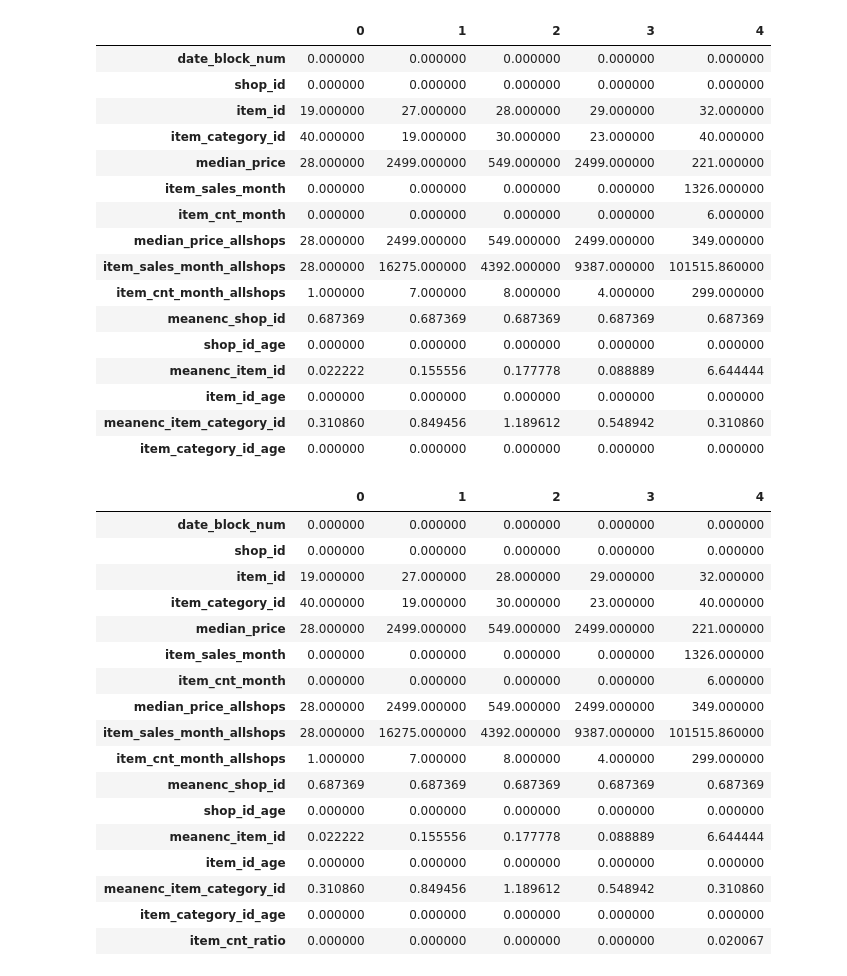
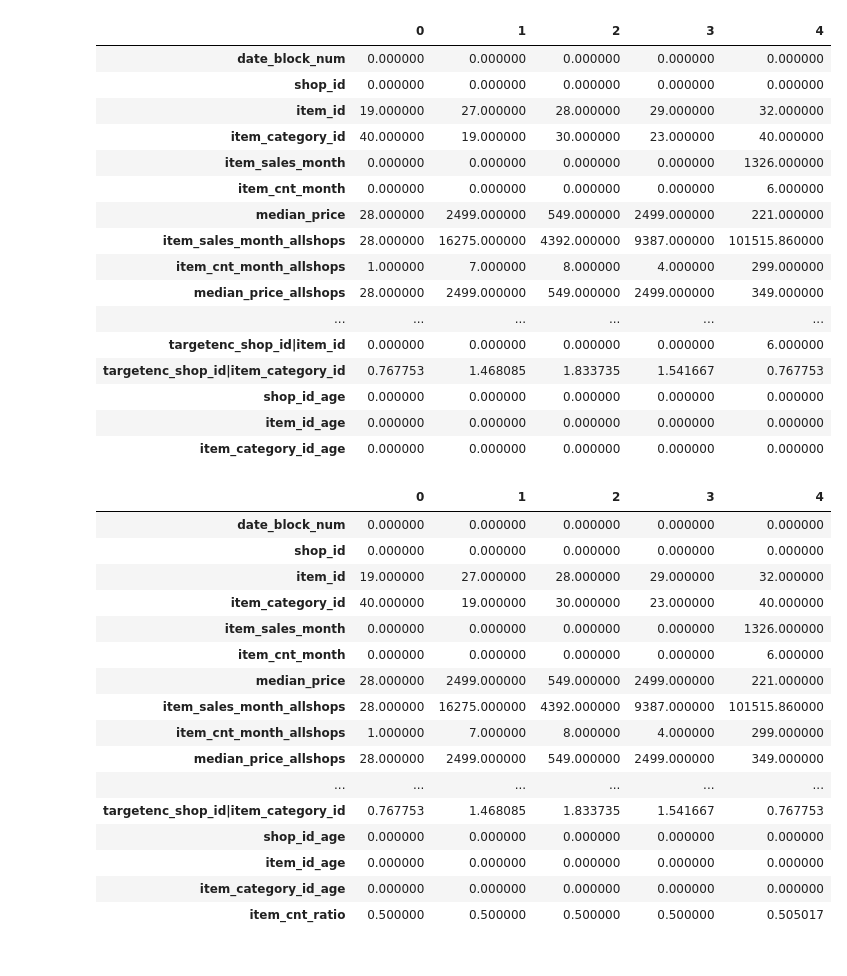
Before and after one commit to keijak/kaggle-pub, a Jupyter notebook: sales1c/training2.ipynb, the cells around one changed output. Saved outputs shown, nothing was run; the diff lists cells and outputs as text; code cells hidden in the pictures.

```diff
--- a/sales1c/training2.ipynb
+++ b/sales1c/training2.ipynb
@@ -79,54 +81,58 @@ df_agg = (
         'item_price': 'median_price_allshops',
         'item_sales': 'item_sales_month_allshops',
     })
 )
 df_train = df_train.merge(df_agg, how='left', on=['date_block_num', 'item_id'])
 df_train.median_price.fillna(df_train.median_price_allshops, inplace=True)
 
-for col in ['shop_id', 'item_id', 'item_category_id']:
+for cols in [['shop_id'], ['item_id'], ['item_category_id'], ['shop_id', 'item_id'], ['shop_id', 'item_category_id']]:
     df_agg = (
-        df_train.groupby(['date_block_num', col])
+        df_train.groupby(['date_block_num'] + cols)
         .item_cnt_month
         .mean()
         .reset_index()
-        .rename(columns={'item_cnt_month': 'meanenc_' + col})
+        .rename(columns={'item_cnt_month': 'targetenc_' + ('|'.join(cols))})
     )
-    df_train = df_train.merge(df_agg, how='left', on=['date_block_num', col])
+    df_train = df_train.merge(df_agg, how='left', on=['date_block_num']+cols)
 
+for col in ['shop_id', 'item_id', 'item_category_id']:
     df_agg = (
-        df_train.groupby([col])
+        df_train.groupby(col)
         .date_block_num
         .min()
         .reset_index()
         .rename(columns={'date_block_num': col + '_age'})
     )
     df_train = df_train.merge(df_agg, how='left', on=[col])
     df_train[col + '_age'] = df_train.date_block_num - df_train[col + '_age']
 
 
 df_train.head().T
 # %% [output]
 |  | 0 | 1 | 2 | 3 | 4 |
 | date_block_num | 0.000000 | 0.000000 | 0.000000 | 0.000000 | 0.000000 |
 | shop_id | 0.000000 | 0.000000 | 0.000000 | 0.000000 | 0.000000 |
 | item_id | 19.000000 | 27.000000 | 28.000000 | 29.000000 | 32.000000 |
 | item_category_id | 40.000000 | 19.000000 | 30.000000 | 23.000000 | 40.000000 |
-| median_price | 28.000000 | 2499.000000 | 549.000000 | 2499.000000 | 221.000000 |
 | item_sales_month | 0.000000 | 0.000000 | 0.000000 | 0.000000 | 1326.000000 |
 | item_cnt_month | 0.000000 | 0.000000 | 0.000000 | 0.000000 | 6.000000 |
-| median_price_allshops | 28.000000 | 2499.000000 | 549.000000 | 2499.000000 | 349.000000 |
+| median_price | 28.000000 | 2499.000000 | 549.000000 | 2499.000000 | 221.000000 |
 | item_sales_month_allshops | 28.000000 | 16275.000000 | 4392.000000 | 9387.000000 | 101515.860000 |
 | item_cnt_month_allshops | 1.000000 | 7.000000 | 8.000000 | 4.000000 | 299.000000 |
-| meanenc_shop_id | 0.687369 | 0.687369 | 0.687369 | 0.687369 | 0.687369 |
+| median_price_allshops | 28.000000 | 2499.000000 | 549.000000 | 2499.000000 | 349.000000 |
+| ... | ... | ... | ... | ... | ... |
+| targetenc_shop_id|item_id | 0.000000 | 0.000000 | 0.000000 | 0.000000 | 6.000000 |
+| targetenc_shop_id|item_category_id | 0.767753 | 1.468085 | 1.833735 | 1.541667 | 0.767753 |
 | shop_id_age | 0.000000 | 0.000000 | 0.000000 | 0.000000 | 0.000000 |
-| meanenc_item_id | 0.022222 | 0.155556 | 0.177778 | 0.088889 | 6.644444 |
 | item_id_age | 0.000000 | 0.000000 | 0.000000 | 0.000000 | 0.000000 |
-| meanenc_item_category_id | 0.310860 | 0.849456 | 1.189612 | 0.548942 | 0.310860 |
 | item_category_id_age | 0.000000 | 0.000000 | 0.000000 | 0.000000 | 0.000000 |
 # %%
+def sigmoid(x):
+    return 1 / (1 + np.exp(-x))
+
 #df_train['price_delta'] = df_train.median_price - df_train.median_price_allshops
 #df_train['price_ratio'] = df_train.median_price / df_train.median_price_allshops
-df_train['item_cnt_ratio'] = df_train.item_cnt_month / df_train.item_cnt_month_allshops
+df_train['item_cnt_ratio'] = sigmoid(df_train.item_cnt_month / df_train.item_cnt_month_allshops)
 df_train['item_cnt_ratio'].fillna(0.0, inplace=True)
 #df_train['item_sales_ratio'] = df_train.item_sales_month / df_train.item_sales_month_allshops
 #df_train['item_sales_ratio'].fillna(0.0, inplace=True)
@@ -137,19 +143,18 @@ df_train.head().T
 | shop_id | 0.000000 | 0.000000 | 0.000000 | 0.000000 | 0.000000 |
 | item_id | 19.000000 | 27.000000 | 28.000000 | 29.000000 | 32.000000 |
 | item_category_id | 40.000000 | 19.000000 | 30.000000 | 23.000000 | 40.000000 |
-| median_price | 28.000000 | 2499.000000 | 549.000000 | 2499.000000 | 221.000000 |
 | item_sales_month | 0.000000 | 0.000000 | 0.000000 | 0.000000 | 1326.000000 |
 | item_cnt_month | 0.000000 | 0.000000 | 0.000000 | 0.000000 | 6.000000 |
-| median_price_allshops | 28.000000 | 2499.000000 | 549.000000 | 2499.000000 | 349.000000 |
+| median_price | 28.000000 | 2499.000000 | 549.000000 | 2499.000000 | 221.000000 |
 | item_sales_month_allshops | 28.000000 | 16275.000000 | 4392.000000 | 9387.000000 | 101515.860000 |
 | item_cnt_month_allshops | 1.000000 | 7.000000 | 8.000000 | 4.000000 | 299.000000 |
-| meanenc_shop_id | 0.687369 | 0.687369 | 0.687369 | 0.687369 | 0.687369 |
+| median_price_allshops | 28.000000 | 2499.000000 | 549.000000 | 2499.000000 | 349.000000 |
+| ... | ... | ... | ... | ... | ... |
+| targetenc_shop_id|item_category_id | 0.767753 | 1.468085 | 1.833735 | 1.541667 | 0.767753 |
 | shop_id_age | 0.000000 | 0.000000 | 0.000000 | 0.000000 | 0.000000 |
-| meanenc_item_id | 0.022222 | 0.155556 | 0.177778 | 0.088889 | 6.644444 |
 | item_id_age | 0.000000 | 0.000000 | 0.000000 | 0.000000 | 0.000000 |
-| meanenc_item_category_id | 0.310860 | 0.849456 | 1.189612 | 0.548942 | 0.310860 |
 | item_category_id_age | 0.000000 | 0.000000 | 0.000000 | 0.000000 | 0.000000 |
-| item_cnt_ratio | 0.000000 | 0.000000 | 0.000000 | 0.000000 | 0.020067 |
+| item_cnt_ratio | 0.500000 | 0.500000 | 0.500000 | 0.500000 | 0.505017 |
 # %%
 df_train.isnull().sum()
 # %% [output]
```
Also changed, not shown: parts of 13 cells of this notebook.
